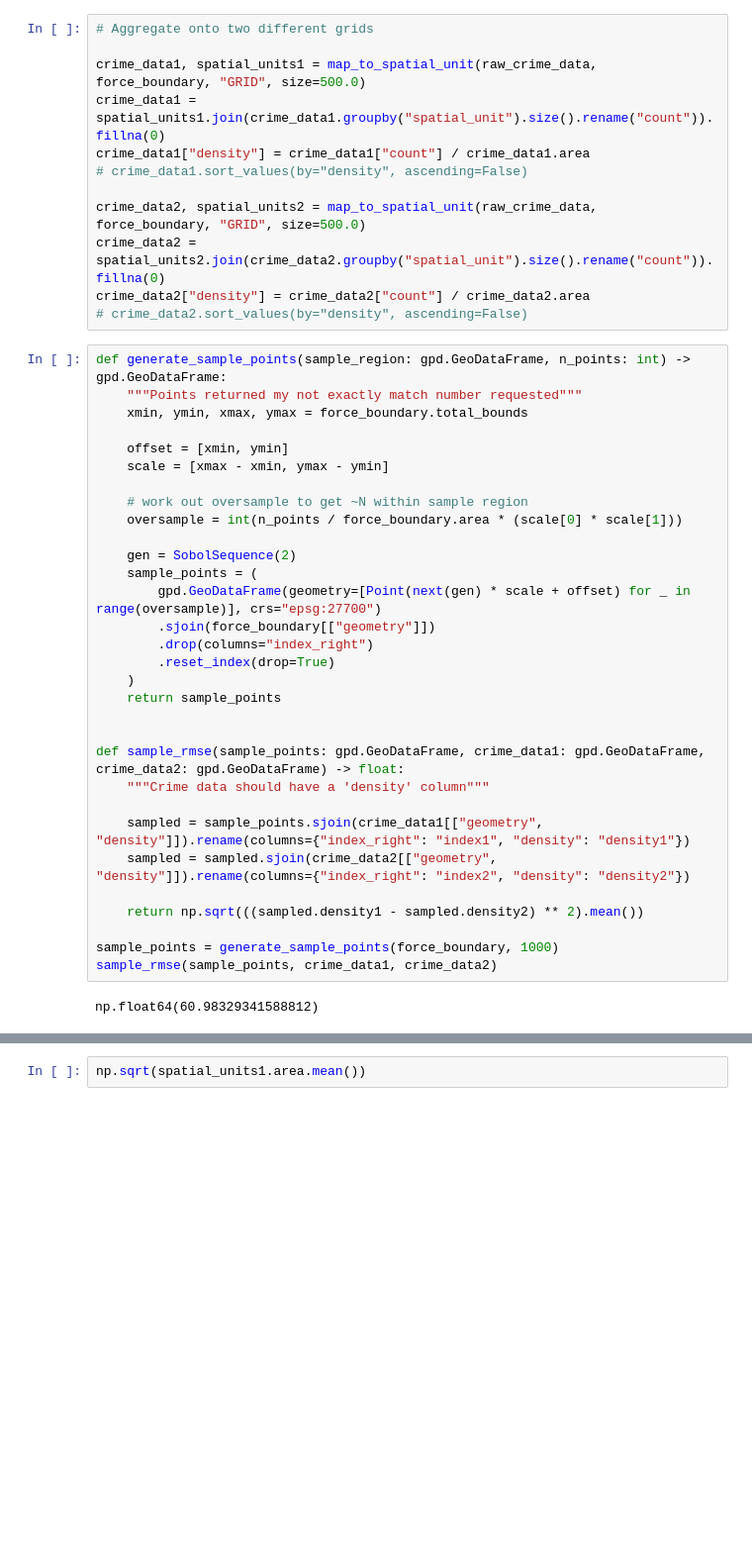
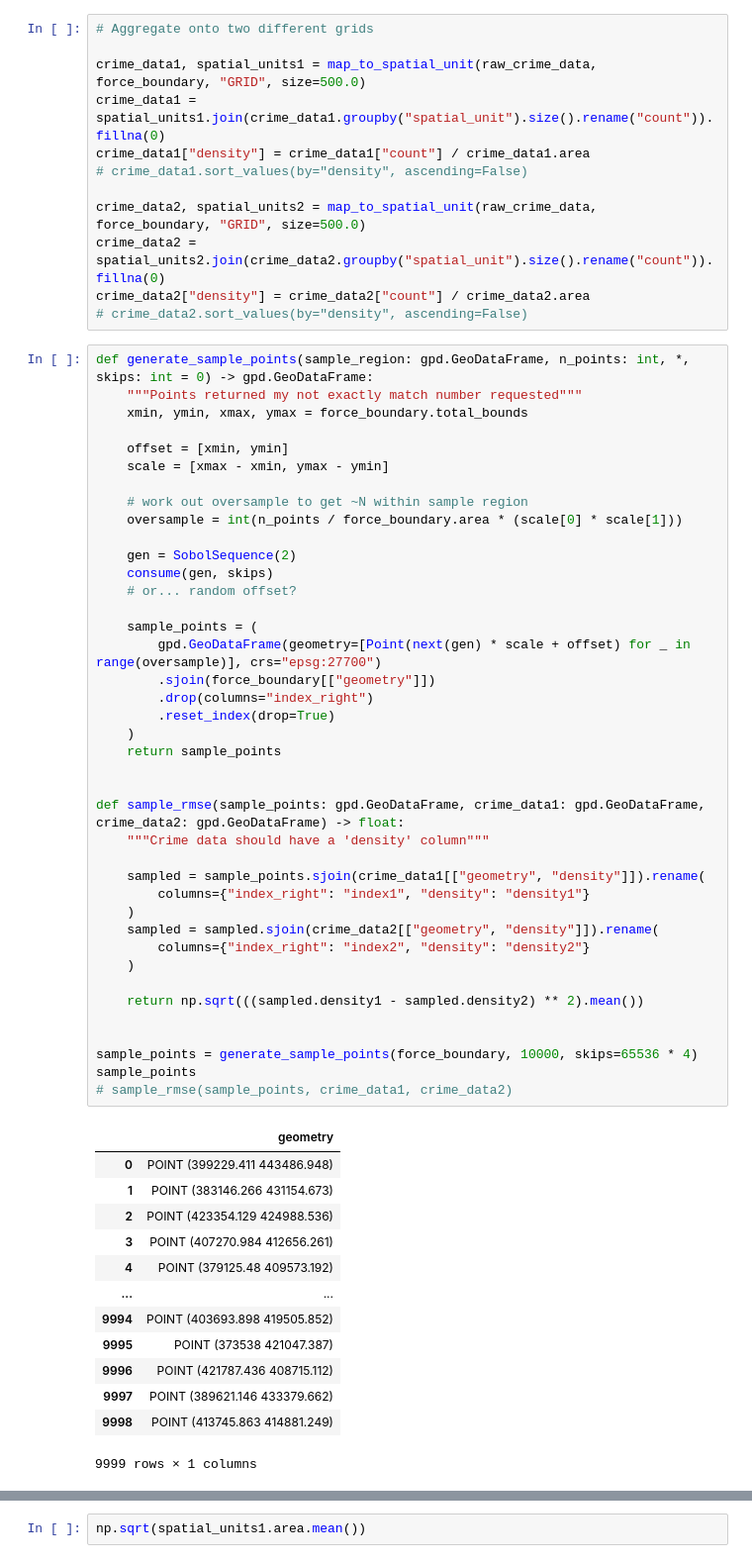
Before and after one commit to safer-streets/safer-streets-core, a Jupyter notebook: similarity.ipynb, the cells around one changed output, grey strips where cells are left out. Shown at 99% size. Cells and saved outputs as stored; diff of their text form; blank space fills up the shorter version.

```diff
--- a/similarity.ipynb
+++ b/similarity.ipynb
@@ -131,38 +113,59 @@ crime_data2 = spatial_units2.join(crime_data2.groupby("spatial_unit").size().ren
 crime_data2["density"] = crime_data2["count"] / crime_data2.area
 # crime_data2.sort_values(by="density", ascending=False)
 # %%
-def generate_sample_points(sample_region: gpd.GeoDataFrame, n_points: int) -> gpd.GeoDataFrame:
+def generate_sample_points(sample_region: gpd.GeoDataFrame, n_points: int, *, skips: int = 0) -> gpd.GeoDataFrame:
     """Points returned my not exactly match number requested"""
     xmin, ymin, xmax, ymax = force_boundary.total_bounds
 
     offset = [xmin, ymin]
     scale = [xmax - xmin, ymax - ymin]
 
     # work out oversample to get ~N within sample region
     oversample = int(n_points / force_boundary.area * (scale[0] * scale[1]))
 
     gen = SobolSequence(2)
+    consume(gen, skips)
+    # or... random offset?
+
     sample_points = (
         gpd.GeoDataFrame(geometry=[Point(next(gen) * scale + offset) for _ in range(oversample)], crs="epsg:27700")
         .sjoin(force_boundary[["geometry"]])
         .drop(columns="index_right")
         .reset_index(drop=True)
     )
     return sample_points
 
 
 def sample_rmse(sample_points: gpd.GeoDataFrame, crime_data1: gpd.GeoDataFrame, crime_data2: gpd.GeoDataFrame) -> float:
     """Crime data should have a 'density' column"""
 
-    sampled = sample_points.sjoin(crime_data1[["geometry", "density"]]).rename(columns={"index_right": "index1", "density": "density1"})
-    sampled = sampled.sjoin(crime_data2[["geometry", "density"]]).rename(columns={"index_right": "index2", "density": "density2"})
+    sampled = sample_points.sjoin(crime_data1[["geometry", "density"]]).rename(
+        columns={"index_right": "index1", "density": "density1"}
+    )
+    sampled = sampled.sjoin(crime_data2[["geometry", "density"]]).rename(
+        columns={"index_right": "index2", "density": "density2"}
+    )
 
     return np.sqrt(((sampled.density1 - sampled.density2) ** 2).mean())
 
-sample_points = generate_sample_points(force_boundary, 1000)
-sample_rmse(sample_points, crime_data1, crime_data2)
+
+sample_points = generate_sample_points(force_boundary, 10000, skips=65536 * 4)
+sample_points
+# sample_rmse(sample_points, crime_data1, crime_data2)
 # %% [output]
+|  | geometry |
+| 0 | POINT (399229.411 443486.948) |
+| 1 | POINT (383146.266 431154.673) |
+| 2 | POINT (423354.129 424988.536) |
+| 3 | POINT (407270.984 412656.261) |
+| 4 | POINT (379125.48 409573.192) |
+| ... | ... |
+| 9994 | POINT (403693.898 419505.852) |
+| 9995 | POINT (373538 421047.387) |
+| 9996 | POINT (421787.436 408715.112) |
+| 9997 | POINT (389621.146 433379.662) |
+| 9998 | POINT (413745.863 414881.249) |
-np.float64(60.98329341588812)
+9999 rows × 1 columns
 # %%
 areal_unit_scale = 1_000_000  # km2
 size = 900
```
Also changed, not shown: parts of 5 cells of this notebook, 5 other files.
